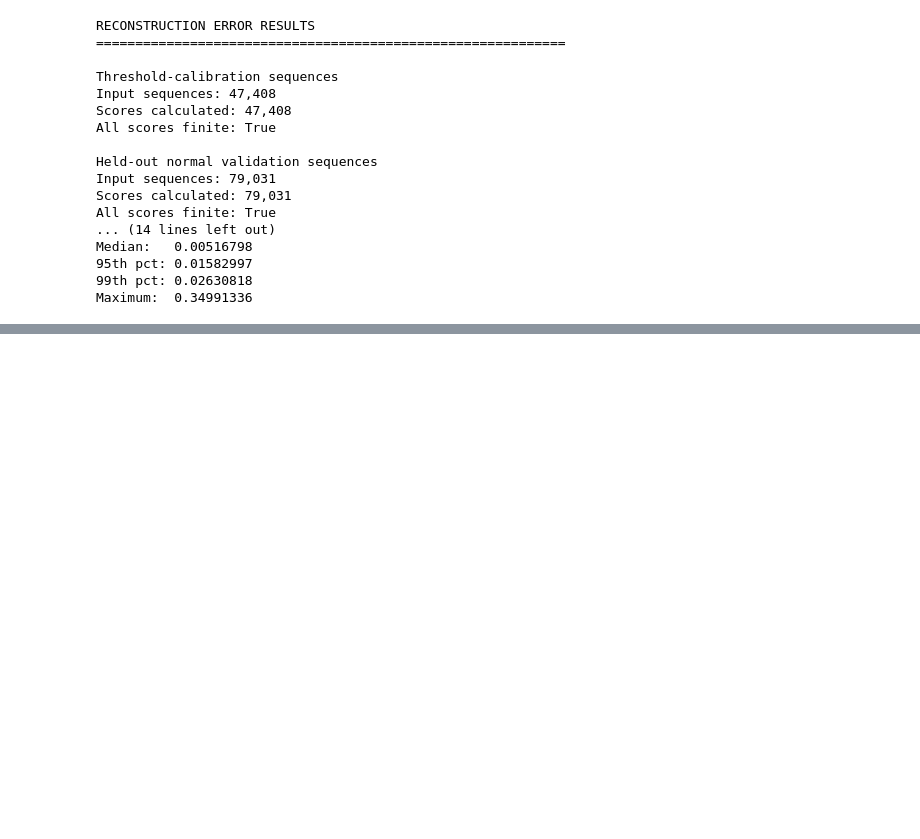
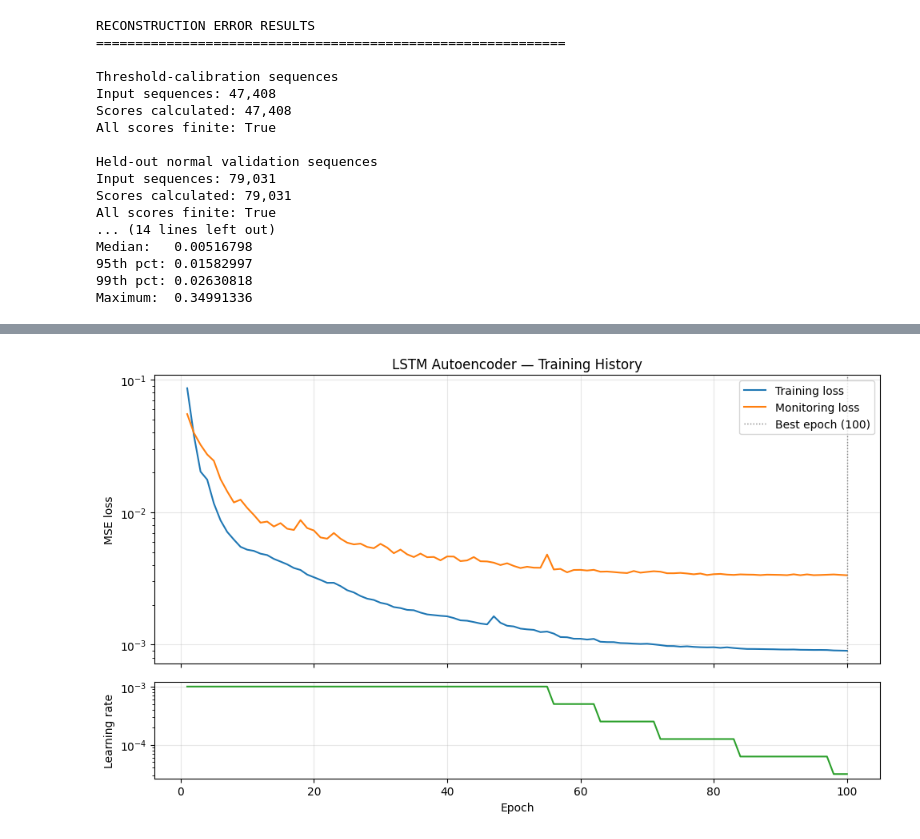
Before and after one commit to Thomasayanfeoluwa/multivariate-telemetry-anomaly-detection, a Jupyter notebook: notebooks/05_lstm_autoencoder.ipynb, the cells around one changed output, grey strips where cells are left out. Drawn from its saved outputs; the diff is of its cells as text; code cells hidden in the pictures; blank space fills up the shorter version.

Commit message:
checkpoint(data): update 05_lstm_autoencoder

```diff
--- a/notebooks/05_lstm_autoencoder.ipynb
+++ b/notebooks/05_lstm_autoencoder.ipynb
@@ -1465,0 +1621,32 @@ Maximum:  0.34991336
+# %%
+# 19. Training curves — loss and learning rate vs epoch.
+
+epochs = np.arange(1, len(training_loss_history) + 1)
+
+fig, (ax_loss, ax_lr) = plt.subplots(
+    2, 1,
+    figsize=(10, 6),
+    sharex=True,
+    gridspec_kw={"height_ratios": [3, 1]},
+)
+
+ax_loss.plot(epochs, training_loss_history, label="Training loss", color="C0")
+ax_loss.plot(epochs, monitoring_loss_history, label="Monitoring loss", color="C1")
+ax_loss.axvline(best_epoch, color="grey", linestyle=":", linewidth=1,
+                label=f"Best epoch ({best_epoch})")
+ax_loss.set_ylabel("MSE loss")
+ax_loss.set_yscale("log")
+ax_loss.legend(loc="upper right")
+ax_loss.set_title("LSTM Autoencoder — Training History")
+ax_loss.grid(alpha=0.3)
+
+ax_lr.plot(epochs, learning_rate_history, color="C2")
+ax_lr.set_xlabel("Epoch")
+ax_lr.set_ylabel("Learning rate")
+ax_lr.set_yscale("log")
+ax_lr.grid(alpha=0.3)
+
+plt.tight_layout()
+plt.show()
+# %% [output]
+[figure, added]
```
Also changed, not shown: parts of 9 cells of this notebook.
